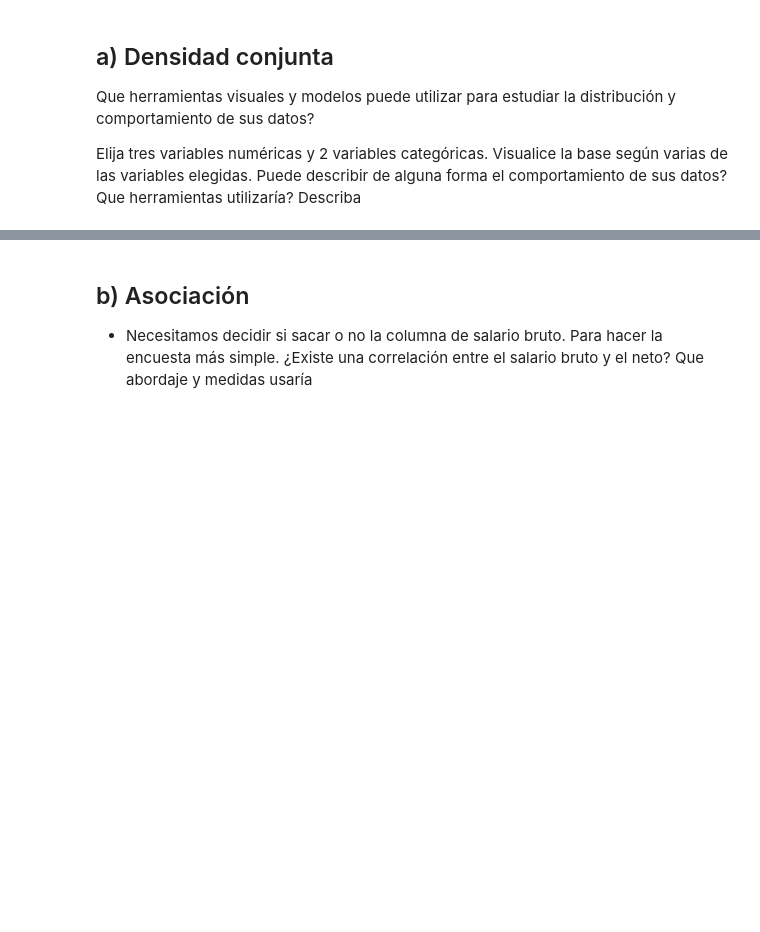
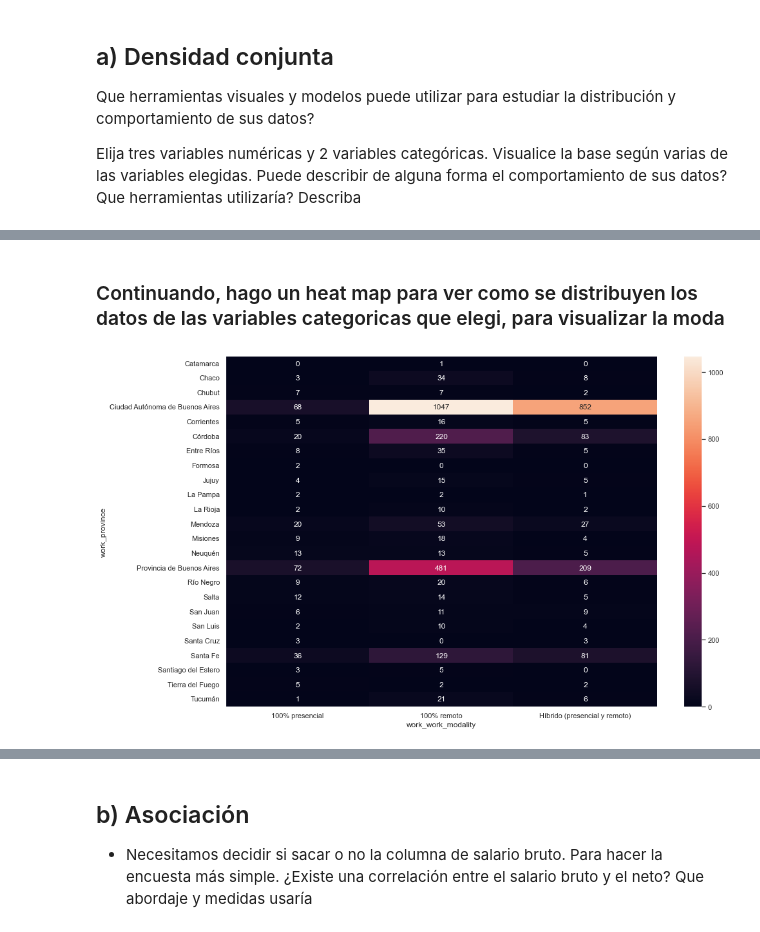
Before and after one commit to JeroFotinos/diplo_datos, a Jupyter notebook: Consignas_Entregable_AyVD - Parte 1.ipynb, the cells around one changed output, grey strips where cells are left out. Cells and saved outputs as stored; diff of their text form; code cells hidden in the pictures; blank space fills up the shorter version.

```diff
--- a/Consignas_Entregable_AyVD - Parte 1.ipynb
+++ b/Consignas_Entregable_AyVD - Parte 1.ipynb
@@ -537,0 +890,11 @@ Elija tres variables numéricas y 2 variables categóricas. Visualice la base se
+# %% [markdown]
+### Continuando, hago un heat map para ver como se distribuyen los datos de las variables categoricas que elegi, para visualizar la moda
+# %%
+fig = plt.figure(figsize=(15, 10))
+exp = pd.crosstab(df.work_province, df.work_work_modality)
+sns.heatmap(exp, annot=True, fmt="g")
+plt.xticks(rotation=0)
+plt.yticks(rotation=0)
+sns.despine()
+# %% [output]
+[figure, added]
```
Also changed, not shown: parts of 54 cells of this notebook.
